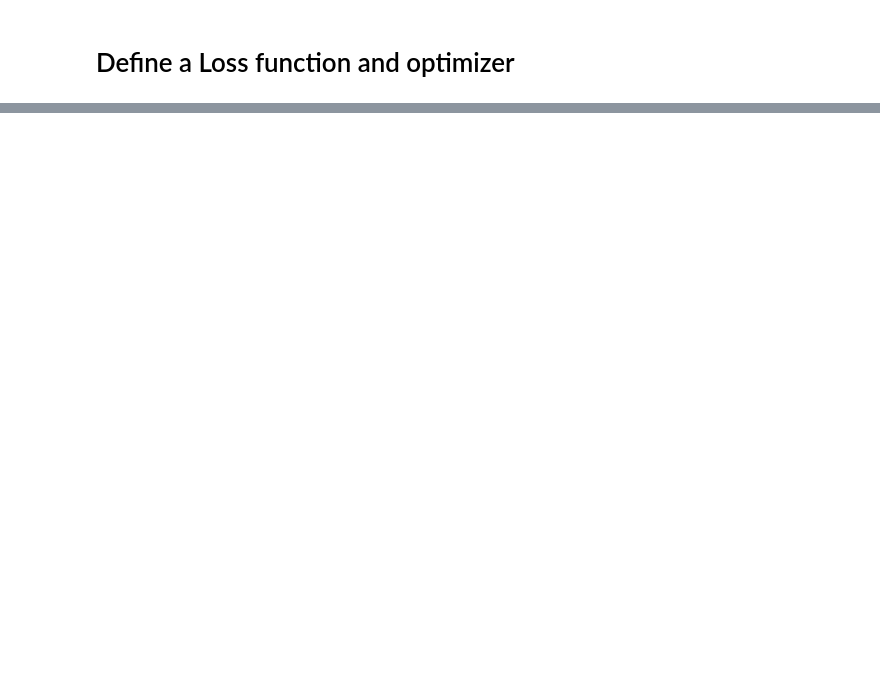
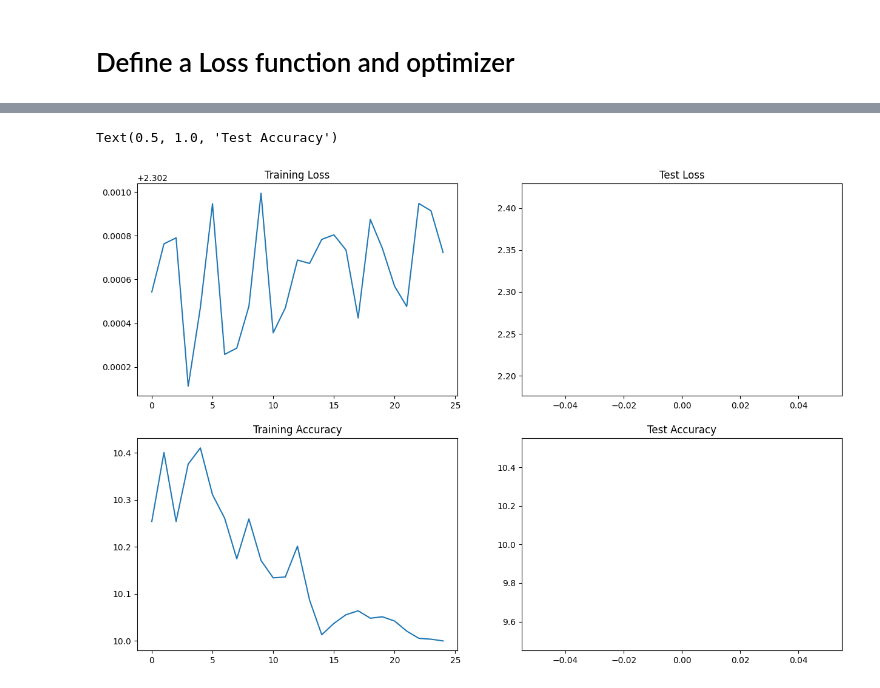
Before and after one commit to bensooraj/pytorch-s8-CIFAR10, a Jupyter notebook: cifar10_playground.ipynb, the cells around one changed output, grey strips where cells are left out. Drawn from its saved outputs; the diff is of its cells as text; code cells hidden in the pictures; blank space fills up the shorter version.

Commit message:
Finally one epoch of training and testing with a training accuracy of 10%, testing accuracy of 0%.

```diff
--- a/cifar10_playground.ipynb
+++ b/cifar10_playground.ipynb
@@ -98,4 +101,9 @@ optimiser = optim.SGD(params=model.parameters(), lr=0.001, momentum=0.9)
 # %%
+train_losses = []
+test_losses = []
+train_acc = []
+test_acc = []
+
 def train(
     model: 'torch.nn.Module',
     train_data_loader: 'torch.utils.data.DataLoader',
@@ -108,9 +116,13 @@ def train(
     model.train()
     running_loss = 0.0
 
+    correct = 0
+    total = 0
+
     for batch_idx, data in enumerate(train_data_loader):
         # get the inputs; data is a list of [inputs, labels]
-        inputs, labels = data[0].to(device), data[1].to(device)
+        inputs, targets = data[0].to(device), data[1].to(device)
+        # print(f'inputs shape={inputs.shape} targets shape={targets.shape}')
 
         # zero the parameter gradients
         optimiser.zero_grad()
@@ -119,14 +131,25 @@ def train(
 
         # forward + backward + optimize
         outputs = model(inputs)
+        # print(f'outputs shape={outputs.shape}')
 
-        loss = criterion(outputs, labels)
+        loss = criterion(outputs, targets)
+        train_losses.append(loss)
+
         loss.backward()
-
         optimiser.step()
 
+        # the class with the highest energy is what we choose as prediction
+        predictions = outputs.argmax(dim=1, keepdim=True)  # get the index of the max log-probability
+        correct += predictions.eq(targets.view_as(predictions)).sum().item()
+        total += len(inputs)
+
+
         # print statistics
+        train_acc.append(100*correct/total)
         running_loss += loss.item()
 
+        print(f'Loss={loss.item()} Batch_id={batch_idx} Accuracy={100*correct/total:0.2f}')
+
     return running_loss
 # %% [markdown]
@@ -202,0 +234,14 @@ tensor([True, True, True, True, True], device='mps:0')
+# %%
+t = [t_items.item() for t_items in train_losses]
+fig, axs = plt.subplots(2,2,figsize=(15,10))
+axs[0, 0].plot(t)
+axs[0, 0].set_title("Training Loss")
+axs[1, 0].plot(train_acc)
+axs[1, 0].set_title("Training Accuracy")
+axs[0, 1].plot(test_losses)
+axs[0, 1].set_title("Test Loss")
+axs[1, 1].plot(test_acc)
+axs[1, 1].set_title("Test Accuracy")
+# %% [output]
+Text(0.5, 1.0, 'Test Accuracy')
+[figure, added]
```
Also changed, not shown: parts of 9 cells of this notebook.
